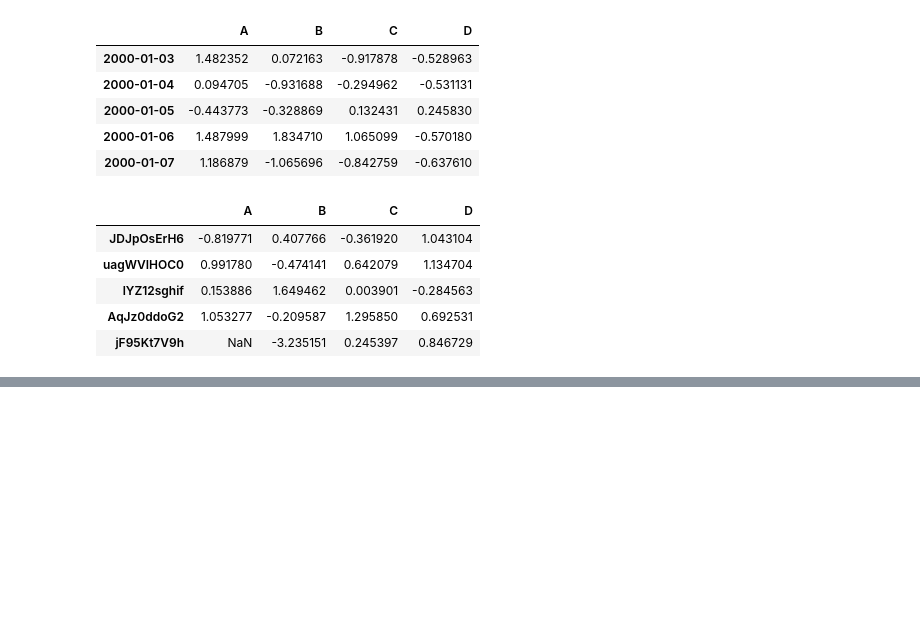
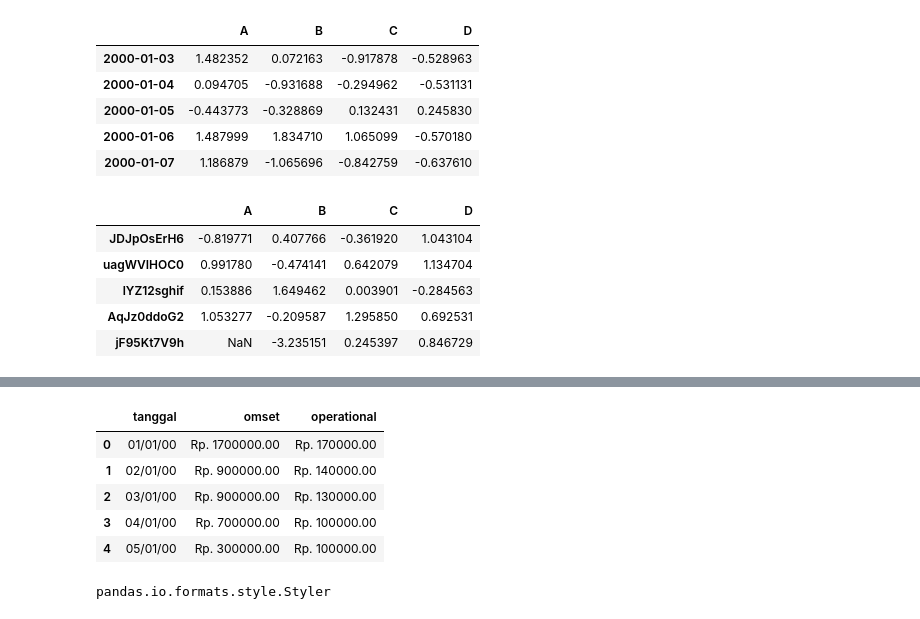
Before and after one commit to yap23/belajar_python, a Jupyter notebook: Belajar Pandas.ipynb, the cells around one changed output, grey strips where cells are left out. Saved outputs shown, nothing was run; the diff lists cells and outputs as text; code cells hidden in the pictures; blank space fills up the shorter version.

```diff
--- a/Belajar Pandas.ipynb
+++ b/Belajar Pandas.ipynb
@@ -925,0 +964,16 @@ pd.util.testing.makeMissingDataframe().head()
+# %%
+# Melakukan formatting tampilan data frame
+formatku = {'tanggal':'{:%d/%m/%y}','operational':'Rp. {:.2f}','omset':'Rp. {:.2f}'}
+laporan = df.style.format(formatku)
+laporan
+# %% [output]
+|  | tanggal | omset | operational |
+| 0 | 01/01/00 | Rp. 1700000.00 | Rp. 170000.00 |
+| 1 | 02/01/00 | Rp. 900000.00 | Rp. 140000.00 |
+| 2 | 03/01/00 | Rp. 900000.00 | Rp. 130000.00 |
+| 3 | 04/01/00 | Rp. 700000.00 | Rp. 100000.00 |
+| 4 | 05/01/00 | Rp. 300000.00 | Rp. 100000.00 |
+# %%
+type(laporan) #type laporn bukan object dataframe tapi styler
+# %% [output]
+pandas.io.formats.style.Styler
```
Also changed, not shown: parts of 7 cells of this notebook.
